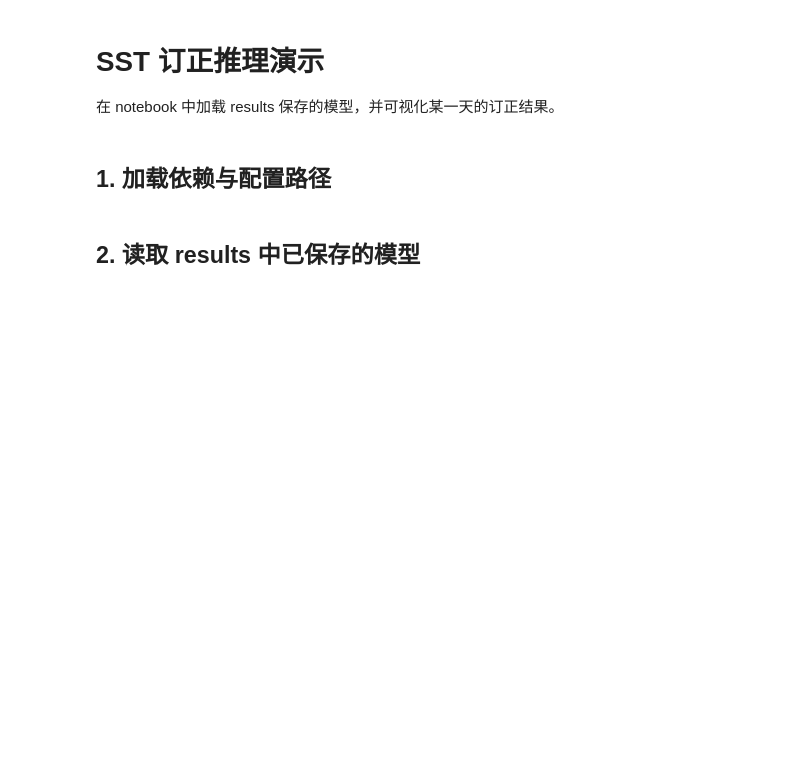
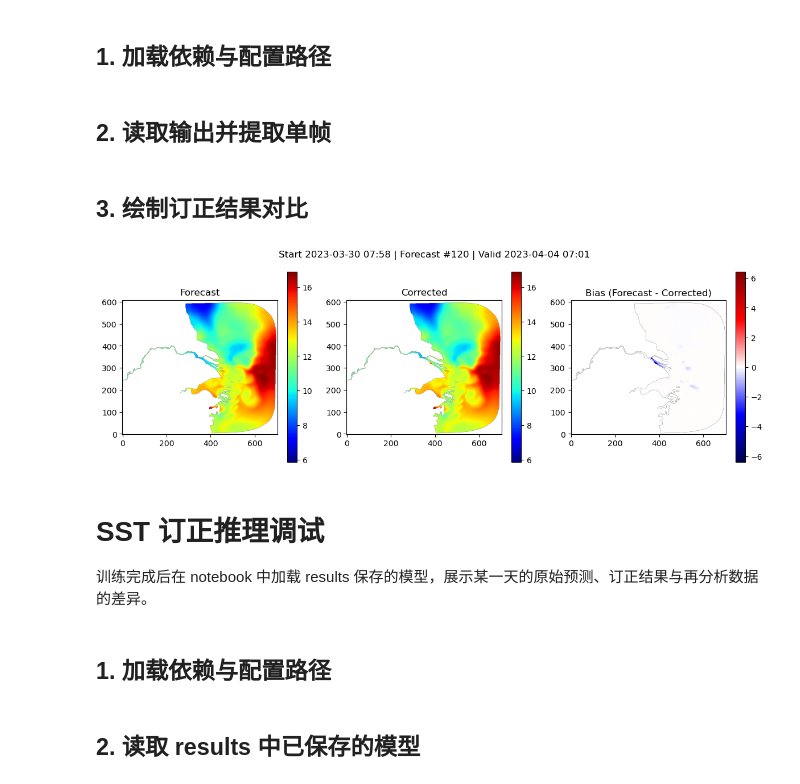
Before and after one commit to jjijack/CResUNet, a Jupyter notebook: predict_demo.ipynb, the cells around one changed output. Saved outputs shown, nothing was run; the diff lists cells and outputs as text; code cells hidden in the pictures; blank space fills up the shorter version.

```diff
--- a/predict_demo.ipynb
+++ b/predict_demo.ipynb
@@ -0,0 +4,26 @@
+# %% [markdown]
+## 1. 加载依赖与配置路径
+# %%
+import os
+import numpy as np
+import matplotlib.pyplot as plt
+from matplotlib.colors import TwoSlopeNorm
+from netCDF4 import Dataset as NCDataset
+from netCDF4 import num2date
+
+# 路径配置
+BASE_DIR = "/home/user3/scratch/SST Correction/CResUNet"
+FORECAST_PATH = os.path.join(BASE_DIR, "data", "forecast_structured.nc")
+OUTPUT_NC = os.path.join(BASE_DIR, "out", "forecast_corrected_structured.nc")
+
+if not os.path.exists(OUTPUT_NC):
+    raise FileNotFoundError(f"未找到输出 nc 文件: {OUTPUT_NC}")
+
+def fmt_dt(dt):
+    return f"{dt.year:04d}-{dt.month:02d}-{dt.day:02d} {dt.hour:02d}:{dt.minute:02d}"
+
+# 选择输出文件中的 run/time
+run_idx = 29
+t = 119
+# %% [markdown]
+## 2. 读取输出并提取单帧
@@ -1,6 +88,31 @@
+# %% [markdown]
+## 3. 绘制订正结果对比
+# %%
+plt.figure(figsize=(12, 4))
+plt.suptitle(time_label)
+
+plt.subplot(1, 3, 1)
+plt.title("Forecast")
+plt.imshow(forecast_map, origin="lower", cmap="jet", vmin=field_vmin, vmax=field_vmax)
+plt.colorbar()
+
+plt.subplot(1, 3, 2)
+plt.title("Corrected")
+plt.imshow(corrected_map, origin="lower", cmap="jet", vmin=field_vmin, vmax=field_vmax)
+plt.colorbar()
+
+plt.subplot(1, 3, 3)
+plt.title("Bias (Forecast - Corrected)")
+plt.imshow(bias_map, origin="lower", cmap="seismic", norm=bias_norm)
+plt.colorbar()
+
+plt.tight_layout()
+plt.show()
+# %% [output]
+[figure, added]
 # %% [markdown]
-# SST 订正推理演示
-在 notebook 中加载 results 保存的模型，并可视化某一天的订正结果。
+# SST 订正推理调试
+训练完成后在 notebook 中加载 results 保存的模型，展示某一天的原始预测、订正结果与再分析数据的差异。
 # %% [markdown]
 ## 1. 加载依赖与配置路径
 # %%
```
Also changed, not shown: parts of 3 cells of this notebook, 4 other files.
